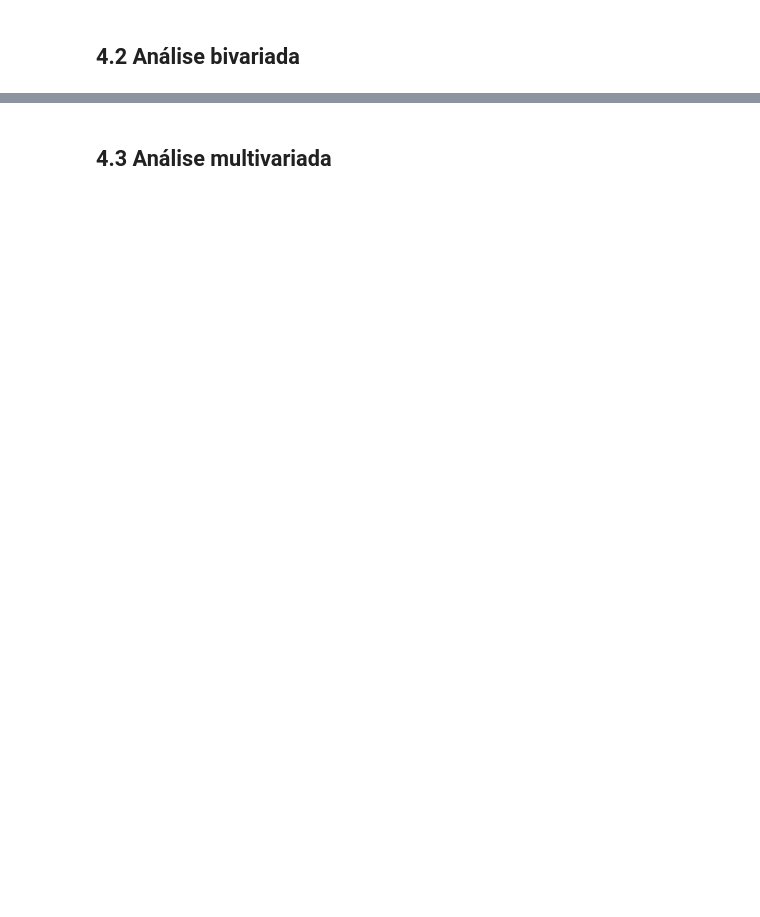
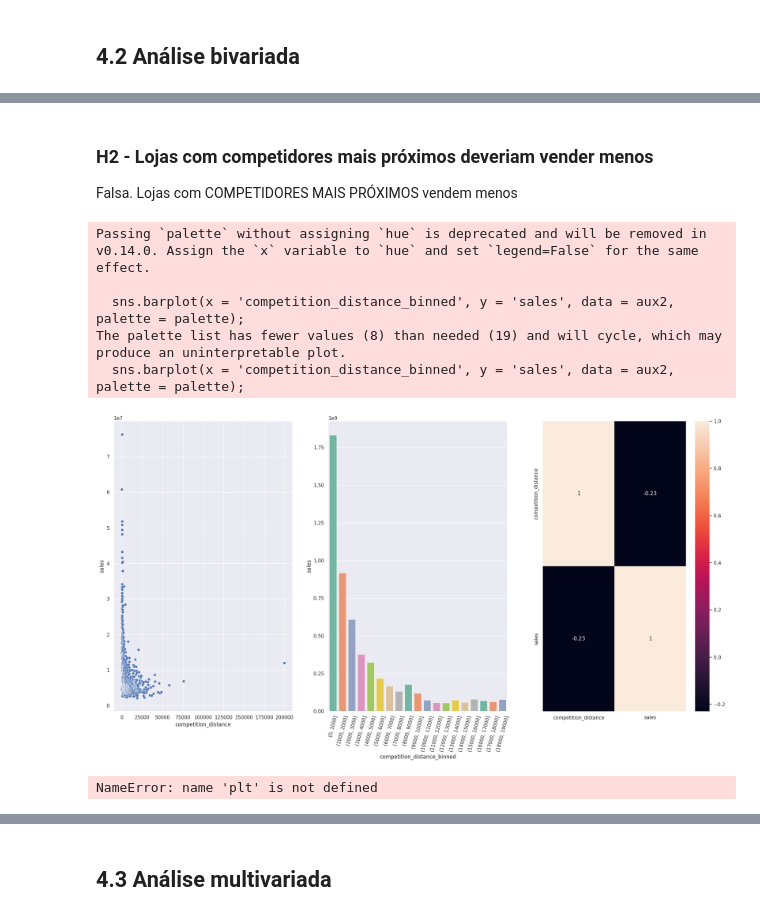
Before and after one commit to fr22/Rossmann_sales_prediction, a Jupyter notebook: store_sales_prediction.ipynb, the cells around one changed output, grey strips where cells are left out. Cells and saved outputs as stored; diff of their text form; code cells hidden in the pictures; blank space fills up the shorter version.

```diff
--- a/store_sales_prediction.ipynb
+++ b/store_sales_prediction.ipynb
@@ -545,0 +637,44 @@ Passing `palette` without assigning `hue` is deprecated and will be removed in v
+# %% [markdown]
+### H2 - Lojas com competidores mais próximos deveriam vender menos
+Falsa. Lojas com COMPETIDORES MAIS PRÓXIMOS vendem menos
+# %%
+aux1 = df4[['competition_distance', 'sales']].groupby('competition_distance').sum().reset_index()
+plt.subplot(1,3,1)
+sns.scatterplot(x = 'competition_distance', y = 'sales',data = aux1)
+
+plt.subplot(1,3,2)
+#aux1 = df4[['competition_distance', 'sales']].groupby('competition_distance').sum().reset_index()
+
+bins = list(np.arange(0,20000, 1000))
+
+aux1['competition_distance_binned'] = pd.cut(aux1['competition_distance'], bins = bins)
+aux2 = aux1[['competition_distance_binned', 'sales']].groupby('competition_distance_binned').sum().reset_index()
+
+sns.barplot(x = 'competition_distance_binned', y = 'sales', data = aux2, palette = palette);
+plt.xticks(rotation = 75);
+
+plt.subplot(1,3,3)
+sns.heatmap(aux1[['competition_distance', 'sales']].corr(method = 'pearson'), annot = True);
+# %% [output]
+Passing `palette` without assigning `hue` is deprecated and will be removed in v0.14.0. Assign the `x` variable to `hue` and set `legend=False` for the same effect.
+
+  sns.barplot(x = 'competition_distance_binned', y = 'sales', data = aux2, palette = palette);
+The palette list has fewer values (8) than needed (19) and will cycle, which may produce an uninterpretable plot.
+  sns.barplot(x = 'competition_distance_binned', y = 'sales', data = aux2, palette = palette);
+[figure, added]
+# %%
+plt.subplot(1,3,1)
+aux1 = df4[['competition_time_month', 'sales']].groupby('competition_time_month').sum().reset_index()
+aux2 = aux1[(aux1['competition_time_month'] < 120) & (aux1['competition_time_month'] != 0)  ]
+sns.barplot(x= 'competition_time_month', y = 'sales', data = aux2, palette = palette);
+plt.xticks(rotation = 75);
+
+plt.subplot(1,3,2)
+sns.regplot(x = 'competition_time_month', y= 'sales', data= aux2)
+
+plt.subplot(1,3,3)
+x= sns.heatmap(aux1.corr(method= 'pearson'), annot=True)
+bottom, top = x.get_ylim()
+x.set_ylim(bottom+0.5, top-0.5)
+# %% [output]
+NameError: name 'plt' is not defined
```
Also changed, not shown: parts of 29 cells of this notebook.
